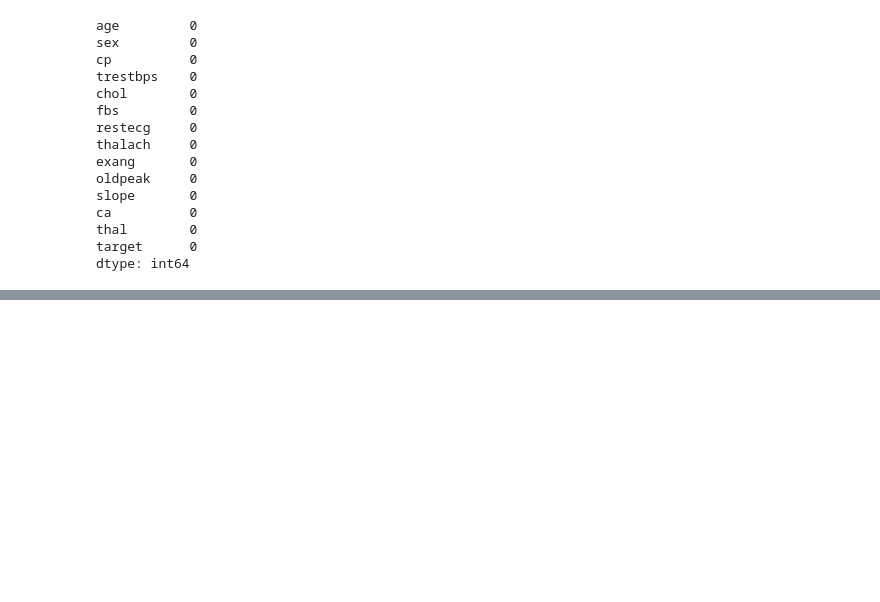
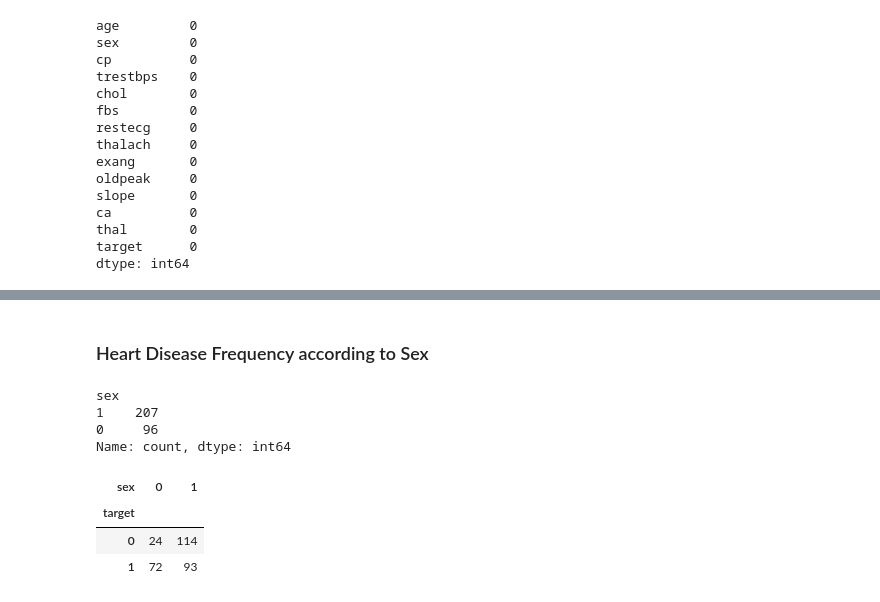
Before and after one commit to Mohammed-100700/Heart-Disease-Classification-using-ML, a Jupyter notebook: end-to-end-heart-disease-classification.ipynb, the cells around one changed output, grey strips where cells are left out. Cells and saved outputs as stored; diff of their text form; code cells hidden in the pictures; blank space fills up the shorter version.

```diff
--- a/end-to-end-heart-disease-classification.ipynb
+++ b/end-to-end-heart-disease-classification.ipynb
@@ -167,3 +167,20 @@ df.describe()
 | 50% | 55.000000 | 1.000000 | 1.000000 | 130.000000 | 240.000000 | 0.000000 | 1.000000 | 153.000000 | 0.000000 | 0.800000 | 1.000000 | ... |
 | 75% | 61.000000 | 1.000000 | 2.000000 | 140.000000 | 274.500000 | 0.000000 | 1.000000 | 166.000000 | 1.000000 | 1.600000 | 2.000000 | ... |
 | max | 77.000000 | 1.000000 | 3.000000 | 200.000000 | 564.000000 | 1.000000 | 2.000000 | 202.000000 | 1.000000 | 6.200000 | 2.000000 | ... |
+# %% [markdown]
+### Heart Disease Frequency according to Sex
+# %%
+df.sex.value_counts()
+# %% [output]
+sex
+1    207
+0     96
+Name: count, dtype: int64
+# %%
+# Compare target column with sex column
+pd.crosstab(df.target, df.sex)
+# %% [output]
+| sex | 0 | 1 |
+| target |  |  |
+| 0 | 24 | 114 |
+| 1 | 72 | 93 |
```
Also changed, not shown: parts of 1 cell of this notebook.
